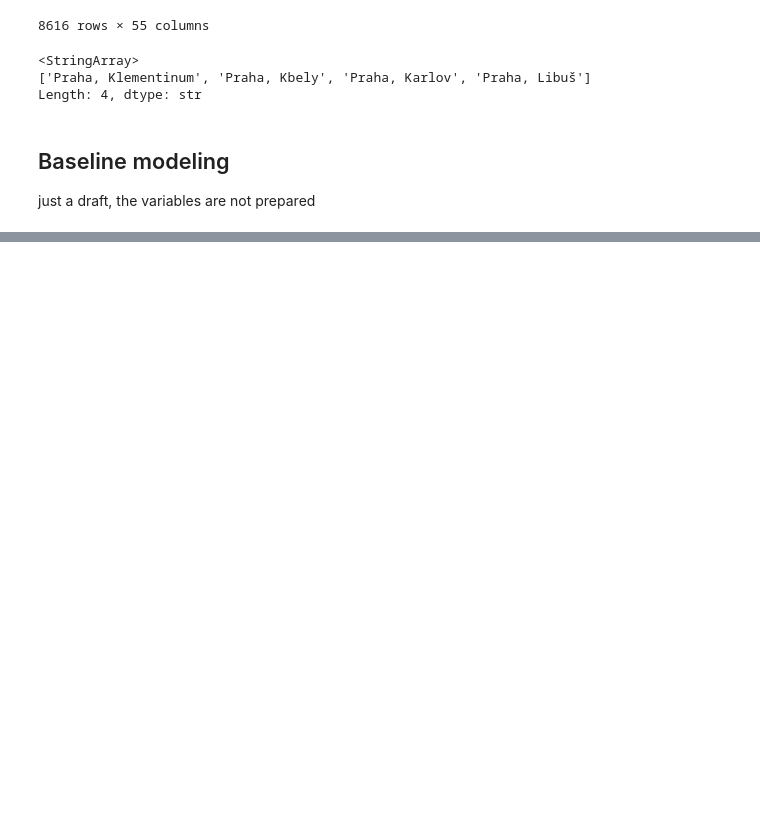
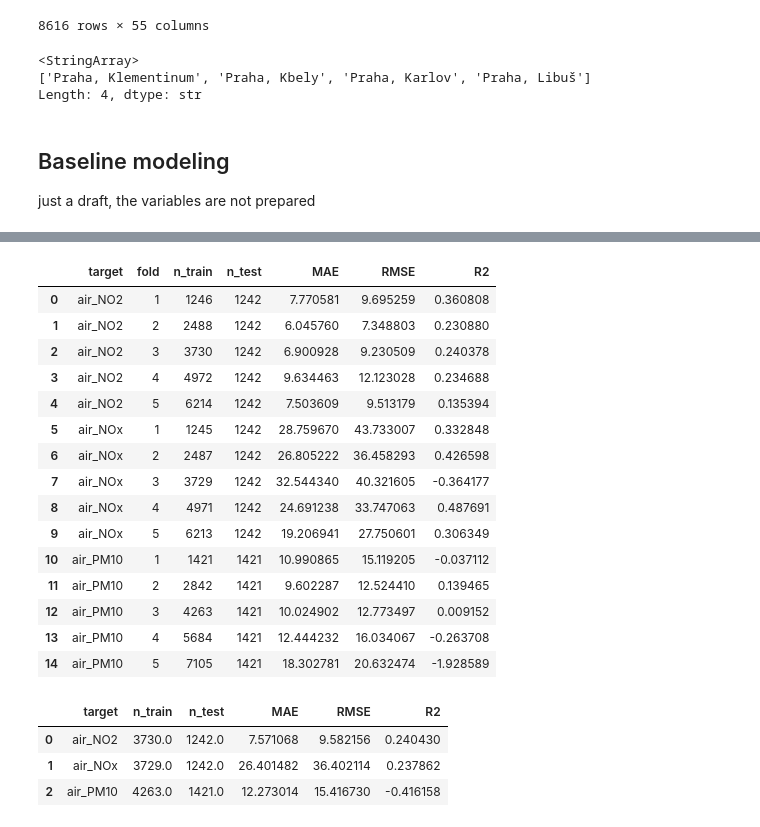
Before and after one commit to jayjay7788/Data-Processing-in-Python---Project, a Jupyter notebook: notebooks/data processing draft.ipynb, the cells around one changed output, grey strips where cells are left out. Cells and saved outputs as stored; diff of their text form; code cells hidden in the pictures; blank space fills up the shorter version.

```diff
--- a/notebooks/data processing draft.ipynb
+++ b/notebooks/data processing draft.ipynb
@@ -1332,0 +1433,26 @@ NameError: name 'target_cols' is not defined
+# %%
+metrics_per_fold
+# %% [output]
+|  | target | fold | n_train | n_test | MAE | RMSE | R2 |
+| 0 | air_NO2 | 1 | 1246 | 1242 | 7.770581 | 9.695259 | 0.360808 |
+| 1 | air_NO2 | 2 | 2488 | 1242 | 6.045760 | 7.348803 | 0.230880 |
+| 2 | air_NO2 | 3 | 3730 | 1242 | 6.900928 | 9.230509 | 0.240378 |
+| 3 | air_NO2 | 4 | 4972 | 1242 | 9.634463 | 12.123028 | 0.234688 |
+| 4 | air_NO2 | 5 | 6214 | 1242 | 7.503609 | 9.513179 | 0.135394 |
+| 5 | air_NOx | 1 | 1245 | 1242 | 28.759670 | 43.733007 | 0.332848 |
+| 6 | air_NOx | 2 | 2487 | 1242 | 26.805222 | 36.458293 | 0.426598 |
+| 7 | air_NOx | 3 | 3729 | 1242 | 32.544340 | 40.321605 | -0.364177 |
+| 8 | air_NOx | 4 | 4971 | 1242 | 24.691238 | 33.747063 | 0.487691 |
+| 9 | air_NOx | 5 | 6213 | 1242 | 19.206941 | 27.750601 | 0.306349 |
+| 10 | air_PM10 | 1 | 1421 | 1421 | 10.990865 | 15.119205 | -0.037112 |
+| 11 | air_PM10 | 2 | 2842 | 1421 | 9.602287 | 12.524410 | 0.139465 |
+| 12 | air_PM10 | 3 | 4263 | 1421 | 10.024902 | 12.773497 | 0.009152 |
+| 13 | air_PM10 | 4 | 5684 | 1421 | 12.444232 | 16.034067 | -0.263708 |
+| 14 | air_PM10 | 5 | 7105 | 1421 | 18.302781 | 20.632474 | -1.928589 |
+# %%
+metrics_mean_table
+# %% [output]
+|  | target | n_train | n_test | MAE | RMSE | R2 |
+| 0 | air_NO2 | 3730.0 | 1242.0 | 7.571068 | 9.582156 | 0.240430 |
+| 1 | air_NOx | 3729.0 | 1242.0 | 26.401482 | 36.402114 | 0.237862 |
+| 2 | air_PM10 | 4263.0 | 1421.0 | 12.273014 | 15.416730 | -0.416158 |
```
Also changed, not shown: parts of 5 cells of this notebook.
